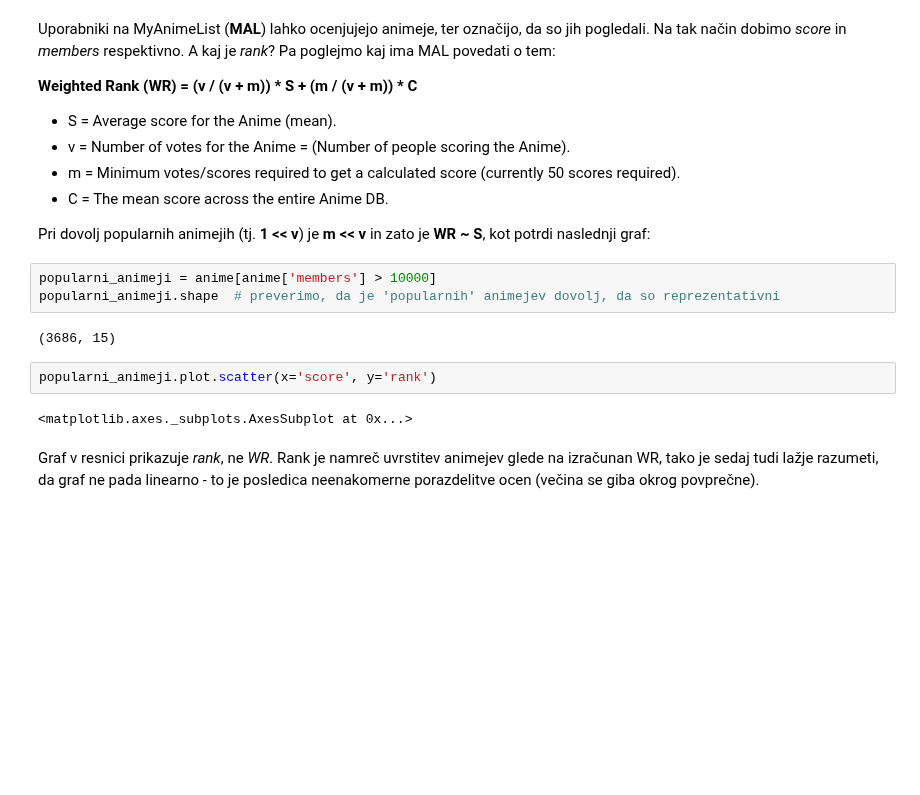
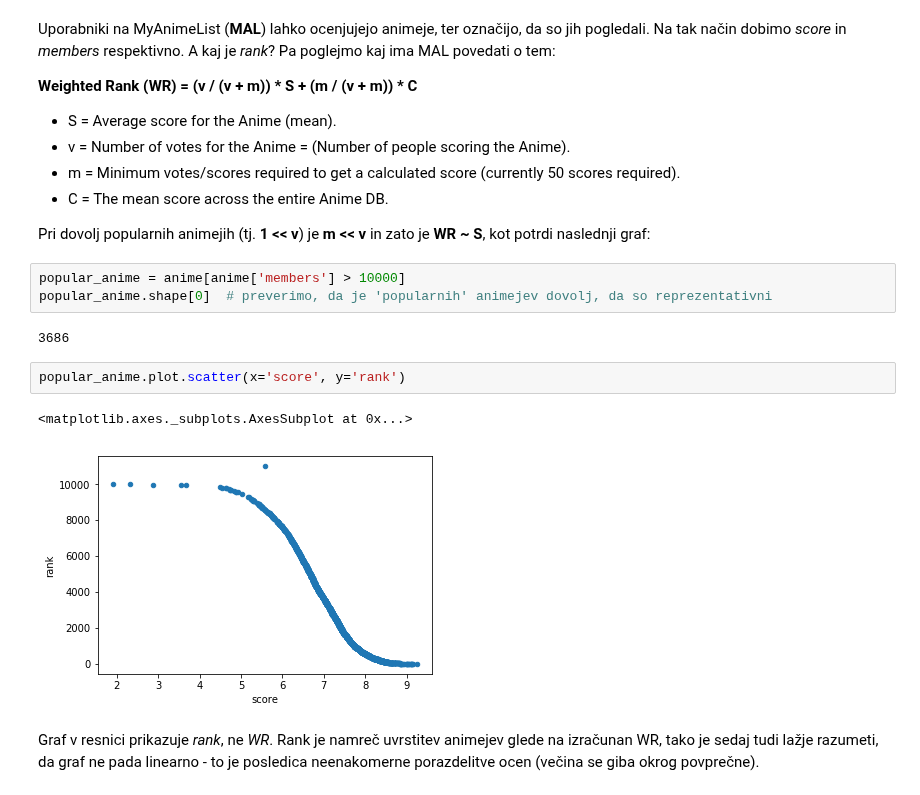
Before and after one commit to DanielVitas/projektna-naloga-programiranje-1, a Jupyter notebook: animenotebook.ipynb, the cells around one changed output. Saved outputs shown, nothing was run; the diff lists cells and outputs as text; blank space fills up the shorter version.

```diff
--- a/animenotebook.ipynb
+++ b/animenotebook.ipynb
@@ -47,14 +51,15 @@ __Weighted Rank (WR) = (v / (v + m)) * S + (m / (v + m)) * C__
 
 Pri dovolj popularnih animejih (tj. **1 << v**) je **m << v** in zato je **WR ~ S**, kot potrdi naslednji graf:
 # %%
-popularni_animeji = anime[anime['members'] > 10000]
-popularni_animeji.shape  # preverimo, da je 'popularnih' animejev dovolj, da so reprezentativni
+popular_anime = anime[anime['members'] > 10000]
+popular_anime.shape[0]  # preverimo, da je 'popularnih' animejev dovolj, da so reprezentativni
 # %% [output]
-(3686, 15)
+3686
 # %%
-popularni_animeji.plot.scatter(x='score', y='rank')
+popular_anime.plot.scatter(x='score', y='rank')
 # %% [output]
 <matplotlib.axes._subplots.AxesSubplot at 0x...>
+[figure, added]
 # %% [markdown]
 Graf v resnici prikazuje *rank*, ne *WR*. Rank je namreč uvrstitev animejev glede na izračunan WR, tako je sedaj tudi lažje razumeti, da graf ne pada linearno - to je posledica neenakomerne porazdelitve ocen (večina se giba okrog povprečne).
 # %% [markdown]
```
Also changed, not shown: parts of 42 cells of this notebook.
